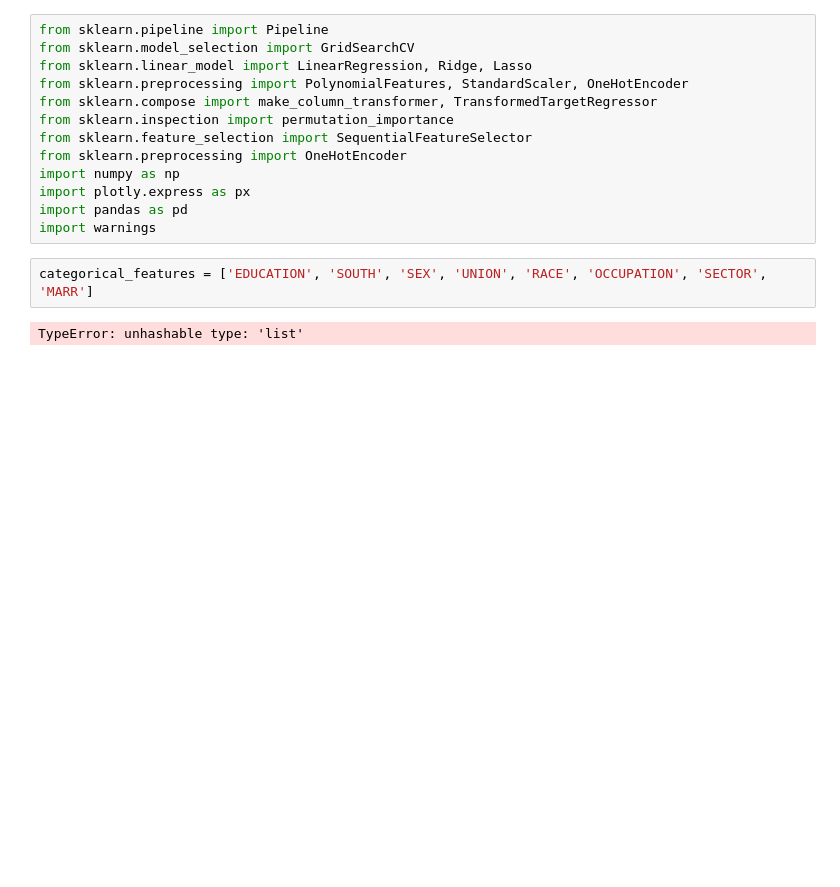
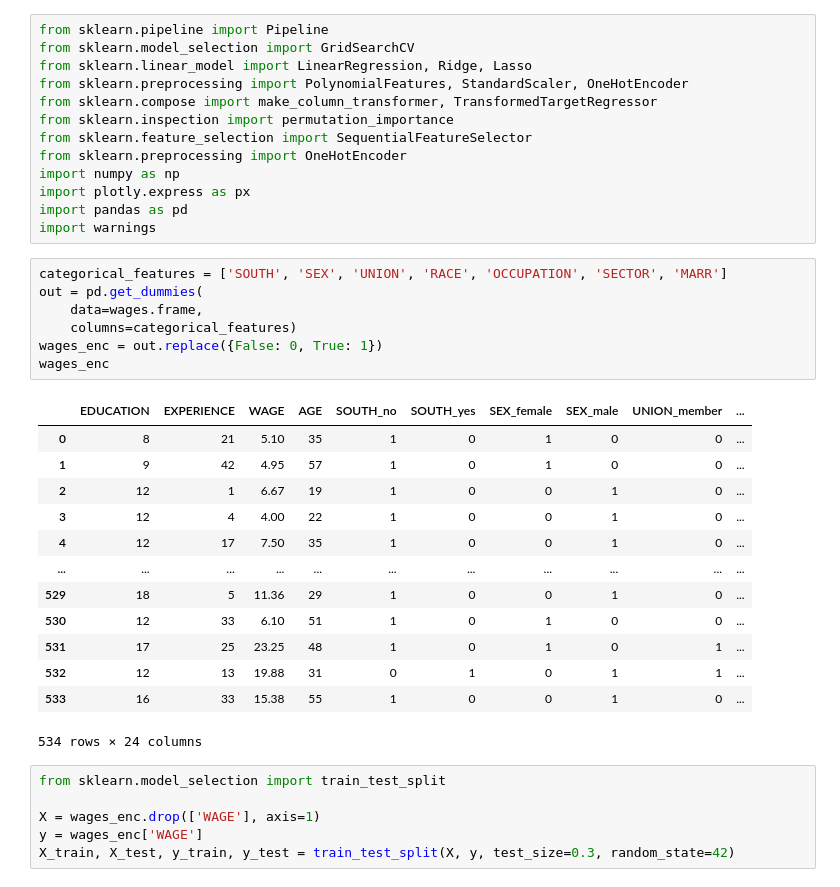
Before and after one commit to geo-rge-li/cross-validation-example, a Jupyter notebook: try_it_9.2-starter.ipynb, the cells around one changed output. Drawn from its saved outputs; the diff is of its cells as text; blank space fills up the shorter version.

```diff
--- a/try_it_9.2-starter.ipynb
+++ b/try_it_9.2-starter.ipynb
@@ -45,6 +45,29 @@ import plotly.express as px
 import pandas as pd
 import warnings
 # %%
-categorical_features = ['EDUCATION', 'SOUTH', 'SEX', 'UNION', 'RACE', 'OCCUPATION', 'SECTOR', 'MARR']
+categorical_features = ['SOUTH', 'SEX', 'UNION', 'RACE', 'OCCUPATION', 'SECTOR', 'MARR']
+out = pd.get_dummies(
+    data=wages.frame,
+    columns=categorical_features)
+wages_enc = out.replace({False: 0, True: 1})
+wages_enc
 # %% [output]
+|  | EDUCATION | EXPERIENCE | WAGE | AGE | SOUTH_no | SOUTH_yes | SEX_female | SEX_male | UNION_member | ... |
+| 0 | 8 | 21 | 5.10 | 35 | 1 | 0 | 1 | 0 | 0 | ... |
+| 1 | 9 | 42 | 4.95 | 57 | 1 | 0 | 1 | 0 | 0 | ... |
+| 2 | 12 | 1 | 6.67 | 19 | 1 | 0 | 0 | 1 | 0 | ... |
+| 3 | 12 | 4 | 4.00 | 22 | 1 | 0 | 0 | 1 | 0 | ... |
+| 4 | 12 | 17 | 7.50 | 35 | 1 | 0 | 0 | 1 | 0 | ... |
+| ... | ... | ... | ... | ... | ... | ... | ... | ... | ... | ... |
+| 529 | 18 | 5 | 11.36 | 29 | 1 | 0 | 0 | 1 | 0 | ... |
+| 530 | 12 | 33 | 6.10 | 51 | 1 | 0 | 1 | 0 | 0 | ... |
+| 531 | 17 | 25 | 23.25 | 48 | 1 | 0 | 1 | 0 | 1 | ... |
+| 532 | 12 | 13 | 19.88 | 31 | 0 | 1 | 0 | 1 | 1 | ... |
+| 533 | 16 | 33 | 15.38 | 55 | 1 | 0 | 0 | 1 | 0 | ... |
-TypeError: unhashable type: 'list'
+534 rows × 24 columns
+# %%
+from sklearn.model_selection import train_test_split
+
+X = wages_enc.drop(['WAGE'], axis=1)
+y = wages_enc['WAGE']
+X_train, X_test, y_train, y_test = train_test_split(X, y, test_size=0.3, random_state=42)
```
Also changed, not shown: parts of 2 cells of this notebook.
